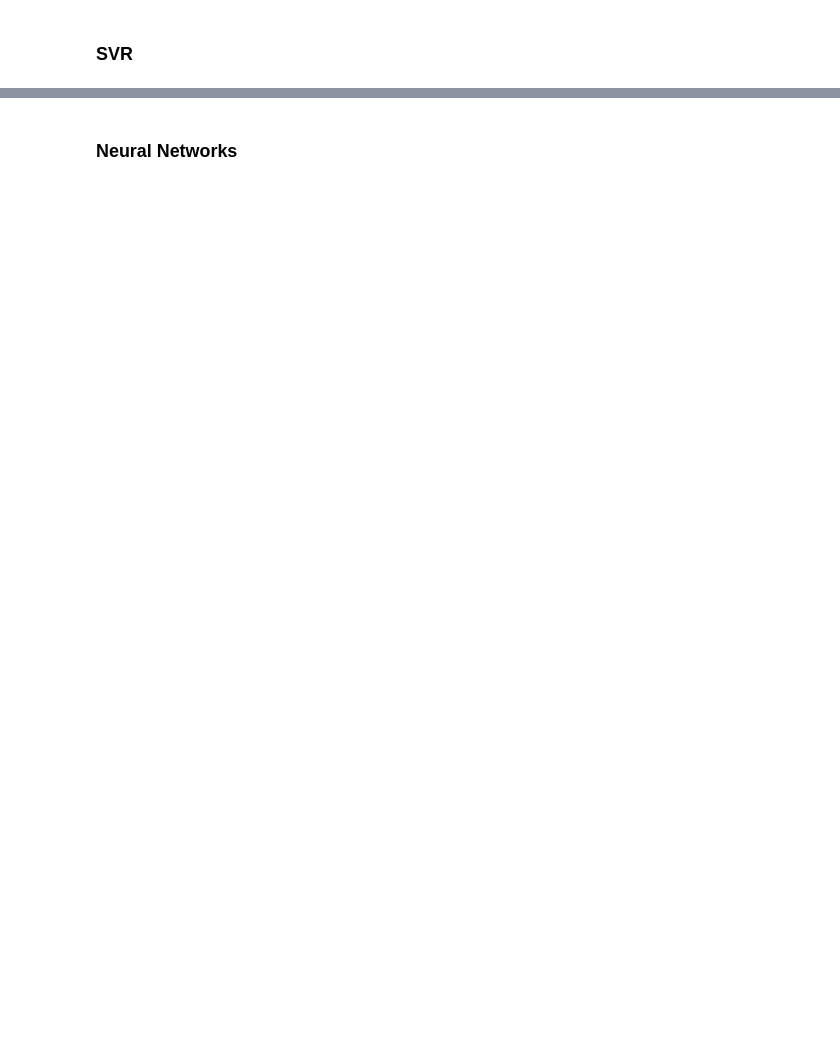
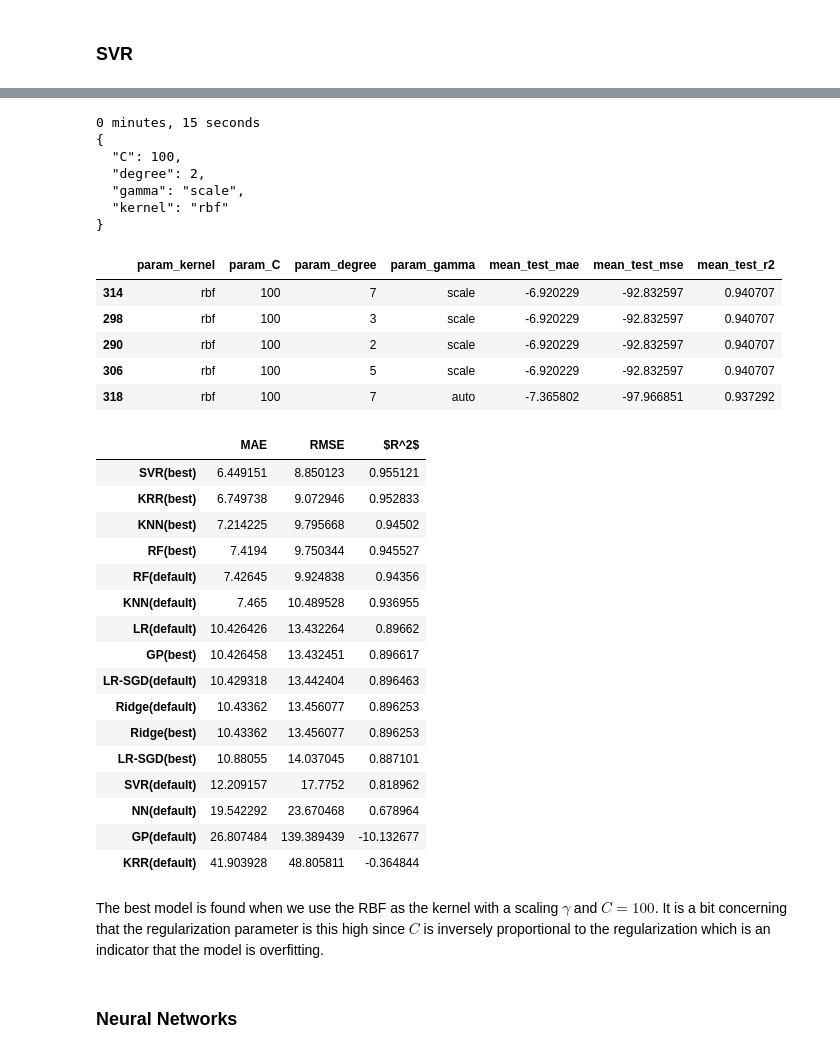
Before and after one commit to monadplus/TOML, a Jupyter notebook: project2/project.ipynb, the cells around one changed output, grey strips where cells are left out. Cells and saved outputs as stored; diff of their text form; code cells hidden in the pictures; blank space fills up the shorter version.

```diff
--- a/project2/project.ipynb
+++ b/project2/project.ipynb
@@ -729,25 +1000,58 @@ evaluate('GP(best)', gpBest)
 # %%
-kernel = ['linear', 'poly', 'sigmoid']
+kernel = ['linear', 'poly', 'rbf', 'sigmoid']
 degree = [2,3,5,7]
 gamma = ['scale', 'auto']
 C = [0.00001,0.0001,0.001,0.01,0.1,0.5,1,5,10,100]
 
 param_grid={
     'kernel':kernel,
     'degree': degree,
     'gamma': gamma,
     'C': C,
 }
 
 extra_scoring_cols = [
     'param_kernel',
     'param_C',
     'param_degree',
     'param_gamma',
 ]
 
 svr = SVR()
 svrBest = hypertune(svr, param_grid, extra_scoring_cols)
 evaluate('SVR(best)', svrBest)
+# %% [output]
+0 minutes, 15 seconds
+{
+  "C": 100,
+  "degree": 2,
+  "gamma": "scale",
+  "kernel": "rbf"
+}
+|  | param_kernel | param_C | param_degree | param_gamma | mean_test_mae | mean_test_mse | mean_test_r2 |
+| 314 | rbf | 100 | 7 | scale | -6.920229 | -92.832597 | 0.940707 |
+| 298 | rbf | 100 | 3 | scale | -6.920229 | -92.832597 | 0.940707 |
+| 290 | rbf | 100 | 2 | scale | -6.920229 | -92.832597 | 0.940707 |
+| 306 | rbf | 100 | 5 | scale | -6.920229 | -92.832597 | 0.940707 |
+| 318 | rbf | 100 | 7 | auto | -7.365802 | -97.966851 | 0.937292 |
+|  | MAE | RMSE | $R^2$ |
+| SVR(best) | 6.449151 | 8.850123 | 0.955121 |
+| KRR(best) | 6.749738 | 9.072946 | 0.952833 |
+| KNN(best) | 7.214225 | 9.795668 | 0.94502 |
+| RF(best) | 7.4194 | 9.750344 | 0.945527 |
+| RF(default) | 7.42645 | 9.924838 | 0.94356 |
+| KNN(default) | 7.465 | 10.489528 | 0.936955 |
+| LR(default) | 10.426426 | 13.432264 | 0.89662 |
+| GP(best) | 10.426458 | 13.432451 | 0.896617 |
+| LR-SGD(default) | 10.429318 | 13.442404 | 0.896463 |
+| Ridge(default) | 10.43362 | 13.456077 | 0.896253 |
+| Ridge(best) | 10.43362 | 13.456077 | 0.896253 |
+| LR-SGD(best) | 10.88055 | 14.037045 | 0.887101 |
+| SVR(default) | 12.209157 | 17.7752 | 0.818962 |
+| NN(default) | 19.542292 | 23.670468 | 0.678964 |
+| GP(default) | 26.807484 | 139.389439 | -10.132677 |
+| KRR(default) | 41.903928 | 48.805811 | -0.364844 |
+# %% [markdown]
+The best model is found when we use the RBF as the kernel with a scaling $\gamma$ and $C = 100$. It is a bit concerning that the regularization parameter is this high since $C$ is inversely proportional to the regularization which is an indicator that the model is overfitting.
 # %% [markdown]
 ### Neural Networks
```
Also changed, not shown: parts of 64 cells of this notebook.
